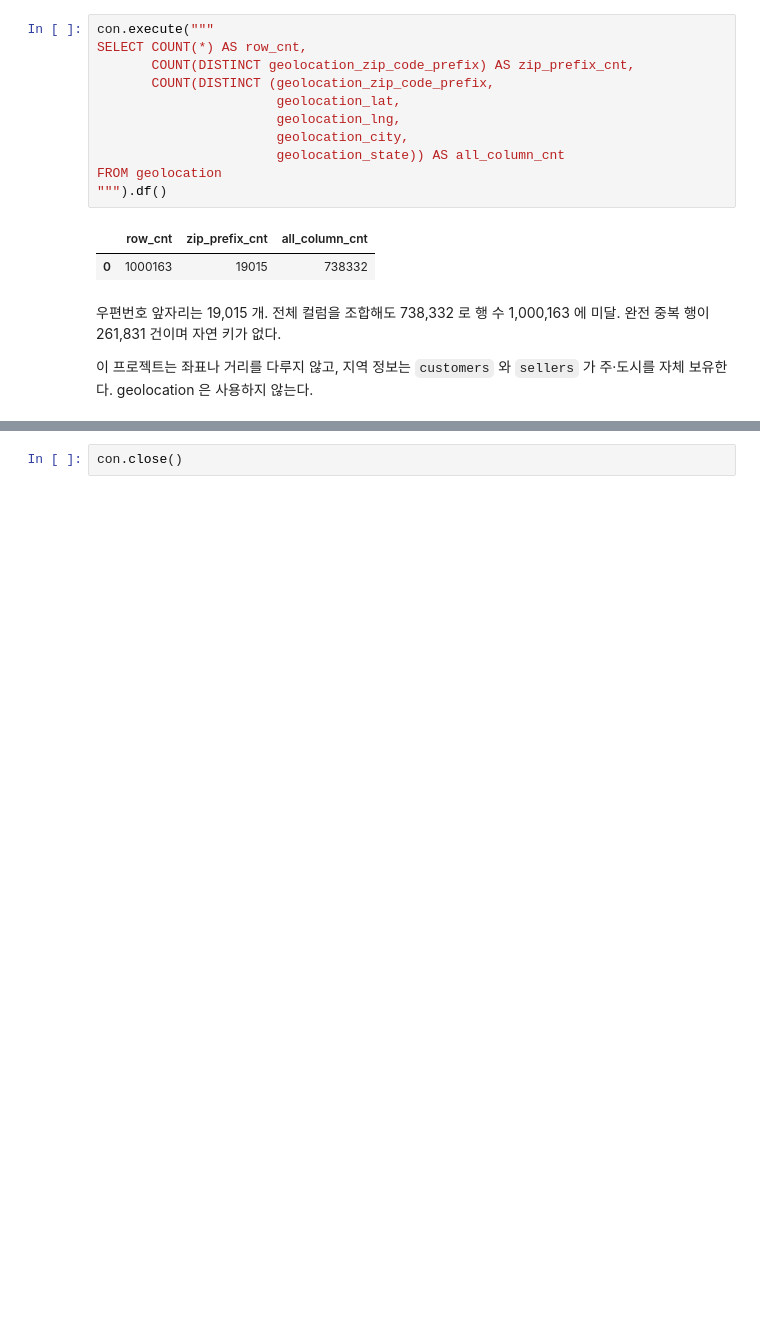
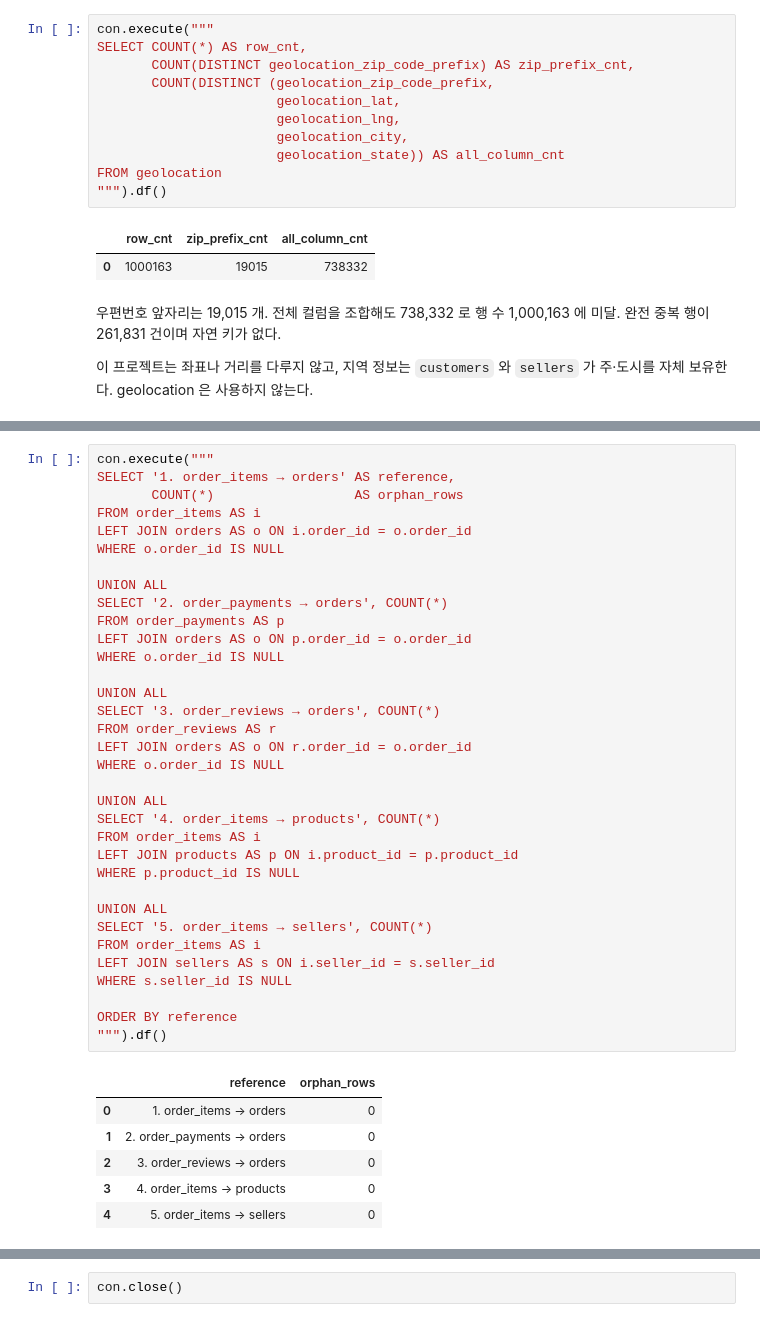
Before and after one commit to wlstjd1011/Olist-data-analyze, a Jupyter notebook: notebooks/03_data_quality.ipynb, the cells around one changed output, grey strips where cells are left out. Drawn from its saved outputs; the diff is of its cells as text; blank space fills up the shorter version.

```diff
--- a/notebooks/03_data_quality.ipynb
+++ b/notebooks/03_data_quality.ipynb
@@ -975,0 +993,41 @@ FROM geolocation
+# %%
+con.execute("""
+SELECT '1. order_items → orders' AS reference,
+       COUNT(*)                  AS orphan_rows
+FROM order_items AS i
+LEFT JOIN orders AS o ON i.order_id = o.order_id
+WHERE o.order_id IS NULL
+
+UNION ALL
+SELECT '2. order_payments → orders', COUNT(*)
+FROM order_payments AS p
+LEFT JOIN orders AS o ON p.order_id = o.order_id
+WHERE o.order_id IS NULL
+
+UNION ALL
+SELECT '3. order_reviews → orders', COUNT(*)
+FROM order_reviews AS r
+LEFT JOIN orders AS o ON r.order_id = o.order_id
+WHERE o.order_id IS NULL
+
+UNION ALL
+SELECT '4. order_items → products', COUNT(*)
+FROM order_items AS i
+LEFT JOIN products AS p ON i.product_id = p.product_id
+WHERE p.product_id IS NULL
+
+UNION ALL
+SELECT '5. order_items → sellers', COUNT(*)
+FROM order_items AS i
+LEFT JOIN sellers AS s ON i.seller_id = s.seller_id
+WHERE s.seller_id IS NULL
+
+ORDER BY reference
+""").df()
+# %% [output]
+|  | reference | orphan_rows |
+| 0 | 1. order_items → orders | 0 |
+| 1 | 2. order_payments → orders | 0 |
+| 2 | 3. order_reviews → orders | 0 |
+| 3 | 4. order_items → products | 0 |
+| 4 | 5. order_items → sellers | 0 |
```
Also changed, not shown: parts of 8 cells of this notebook.
